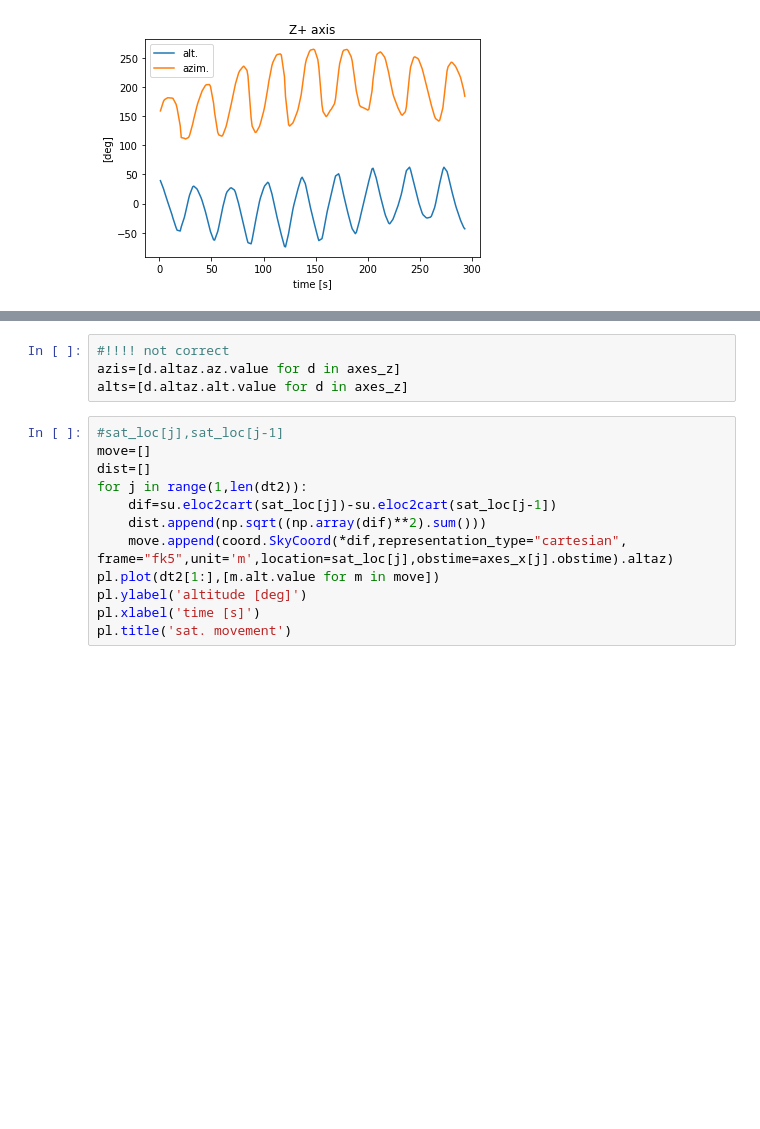
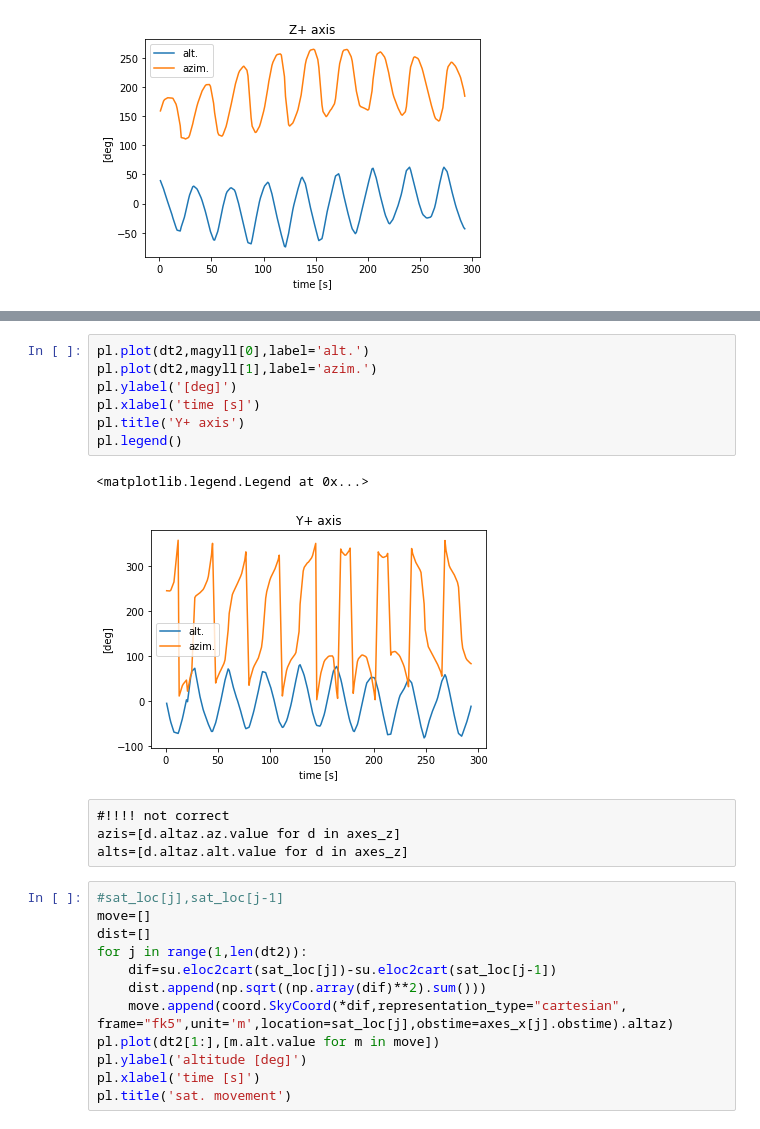
Before and after one commit to limu007/cube, a Jupyter notebook: Attitude_computed.ipynb, the cells around one changed output, grey strips where cells are left out. Drawn from its saved outputs; the diff is of its cells as text; blank space fills up the shorter version.

```diff
--- a/Attitude_computed.ipynb
+++ b/Attitude_computed.ipynb
@@ -178,10 +191,20 @@ pl.legend()
 # %% [output]
 <matplotlib.legend.Legend at 0x...>
 [figure]
-# %%
-#!!!! not correct
-azis=[d.altaz.az.value for d in axes_z]
-alts=[d.altaz.alt.value for d in axes_z]
+# %%
+pl.plot(dt2,magyll[0],label='alt.')
+pl.plot(dt2,magyll[1],label='azim.')
+pl.ylabel('[deg]')
+pl.xlabel('time [s]')
+pl.title('Y+ axis')
+pl.legend()
+# %% [output]
+<matplotlib.legend.Legend at 0x...>
+[figure, added]
+# %% [raw]
+#!!!! not correct
+azis=[d.altaz.az.value for d in axes_z]
+alts=[d.altaz.alt.value for d in axes_z]
 # %%
 #sat_loc[j],sat_loc[j-1]
 move=[]
```
Also changed, not shown: parts of 37 cells of this notebook, 1 other file.
